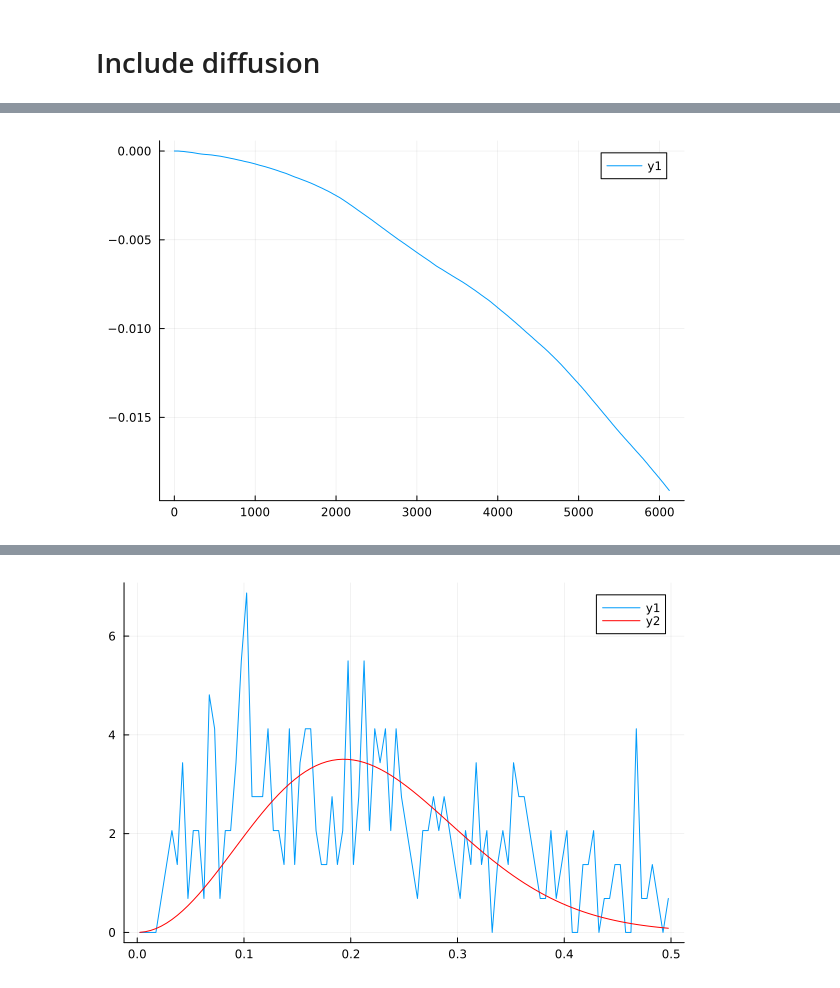
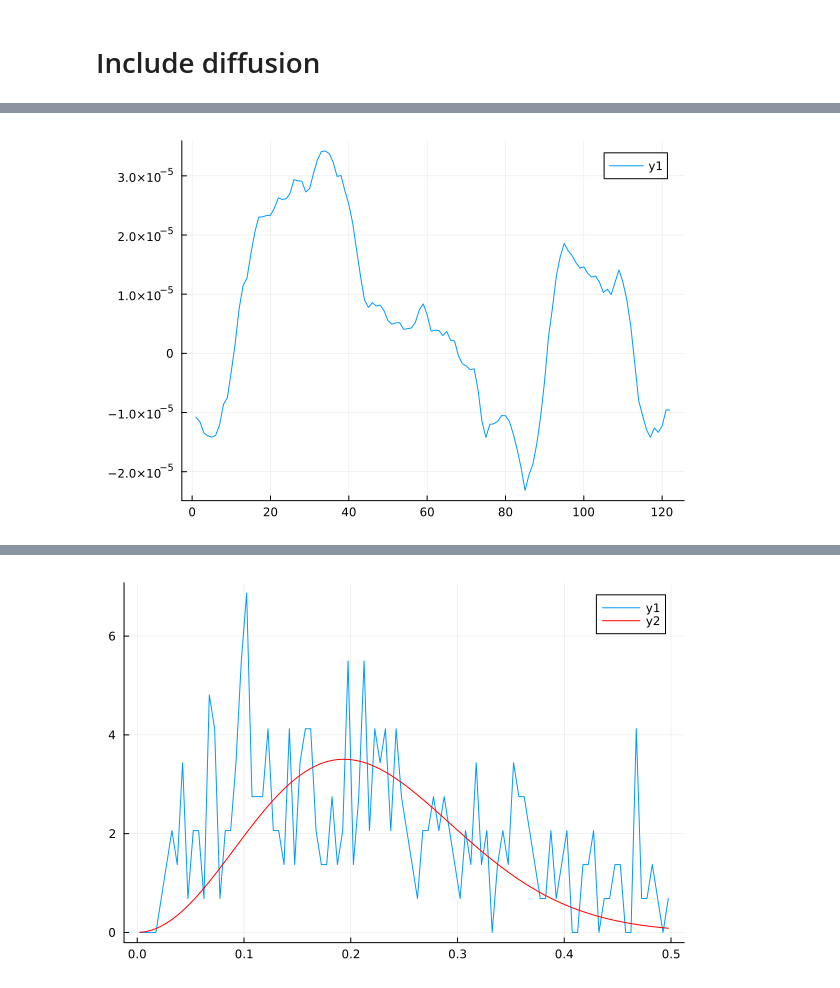
Before and after one commit to ebramyoussef/OpticalBlochEquations.jl, a Jupyter notebook: examples/CaOH_blue_MOT_example_Christian/CaOH_BlueMOT_Figure1/CaF_LaserCoolingInTrap/CaF_LaserCoolingInTrap.ipynb, the cells around one changed output, grey strips where cells are left out. Cells and saved outputs as stored; diff of their text form; code cells hidden in the pictures.

```diff
--- a/examples/CaOH_blue_MOT_example_Christian/CaOH_BlueMOT_Figure1/CaF_LaserCoolingInTrap/CaF_LaserCoolingInTrap.ipynb
+++ b/examples/CaOH_blue_MOT_example_Christian/CaOH_BlueMOT_Figure1/CaF_LaserCoolingInTrap/CaF_LaserCoolingInTrap.ipynb
@@ -73,5 +73,5 @@ prob_func!(prob_periodic)
 # %%
-prob_periodic.p.diffusion_constant = [0.15, 0.15, 0.15]
+prob_periodic.p.diffusion_constant = [0.01, 0.01, 0.01]
 n_trajectories = 20
 sols = distributed_solve(n_trajectories, prob_periodic, prob_func!, scan_nothing, [0])
 ;
@@ -104,8 +111,8 @@ sqrt.(vx.(sols_with_diffusion[i].u).^2 .+ vy.(sols_with_diffusion[i].u).^2 .+ vz
 # %%
-i = 6
-z.(sols_with_diffusion[i].u) |> plot
+i = 5
+z.(sols[1][i].u) |> plot
 # %% [output]
-[figure, old version]
+[figure, new version]
 # %%
 Ts = T_vs_time(sols_no_diffusion)
 display(Ts[end] .* 1e6)
```
Also changed, not shown: parts of 14 cells of this notebook, 20 other files.
